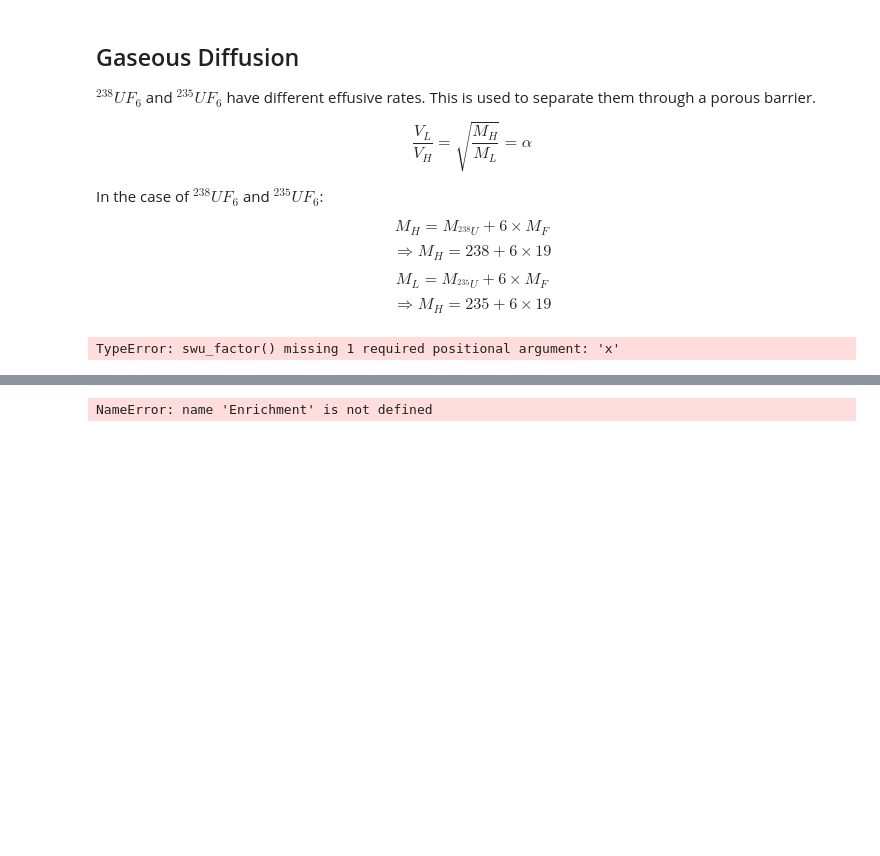
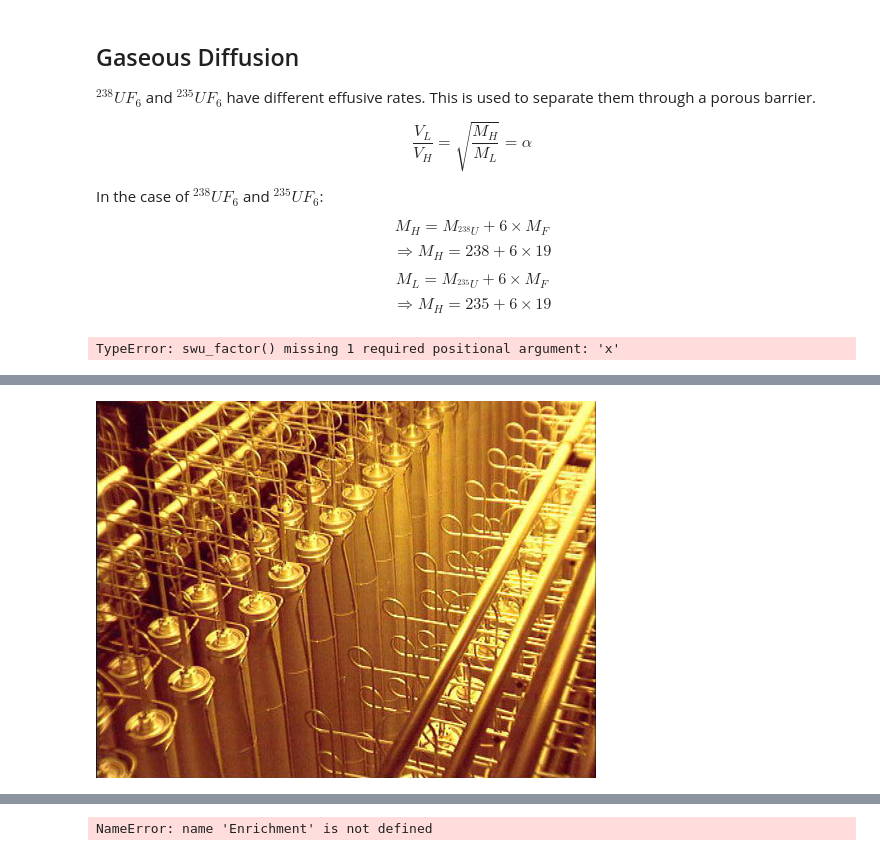
Before and after one commit to katyhuff/npre412, a Jupyter notebook: enrichment/enrichment.ipynb, the cells around one changed output, grey strips where cells are left out. Saved outputs shown, nothing was run; the diff lists cells and outputs as text; code cells hidden in the pictures; blank space fills up the shorter version.

```diff
--- a/enrichment/enrichment.ipynb
+++ b/enrichment/enrichment.ipynb
@@ -125,3 +175,9 @@ Combining this fact with the equation above, what do can be said about the direc
+# %%
+# Let's see a classic image of a bank of centrifuges
+from IPython.display import Image
+Image("http://world-nuclear.org/uploadedImages/org/info/Nuclear_Fuel_Cycle/Enrichment_and_Conversion/centrfge.jpg")
+# %% [output]
+[figure, added]
 # %%
 # An aside about constants.
 # Use the built-in constants from the scipy library.
```
Also changed, not shown: parts of 6 cells of this notebook, 3 other files.
